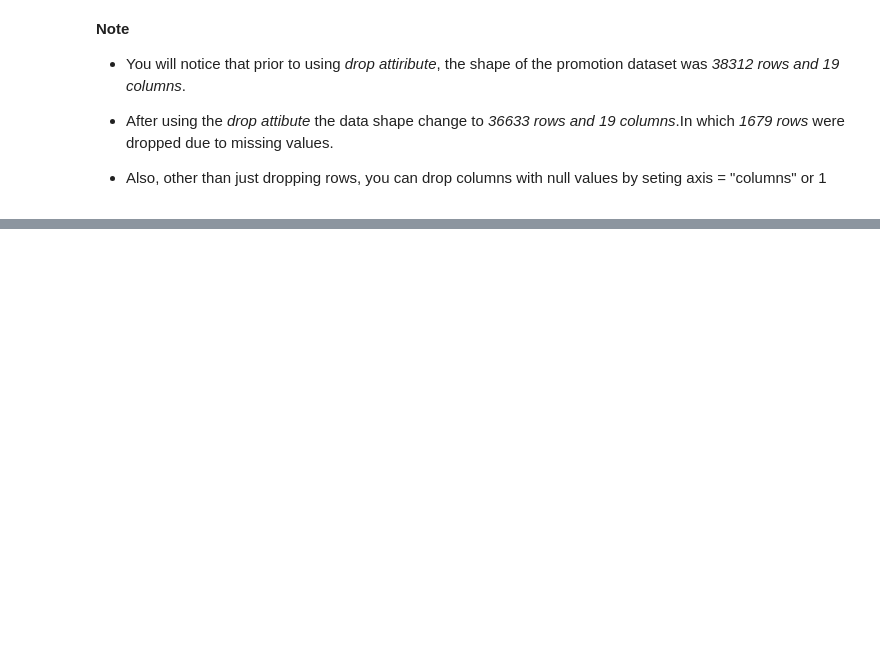
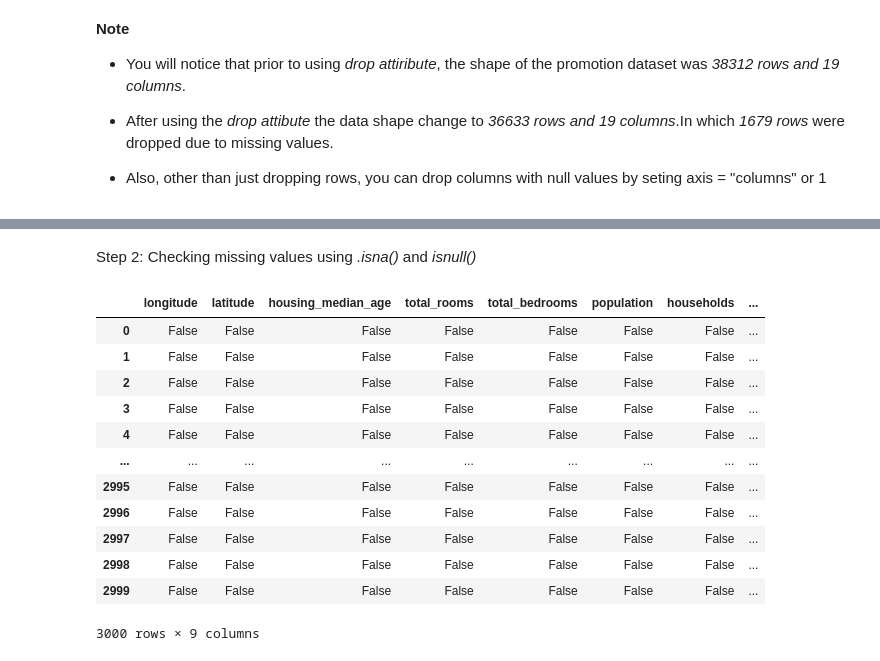
Before and after one commit to Muhammed1978/Amazon-Product-Review-Analysis, a Jupyter notebook: DataAnalysis_Pandas_2.ipynb, the cells around one changed output, grey strips where cells are left out. Saved outputs shown, nothing was run; the diff lists cells and outputs as text; code cells hidden in the pictures; blank space fills up the shorter version.

```diff
--- a/DataAnalysis_Pandas_2.ipynb
+++ b/DataAnalysis_Pandas_2.ipynb
@@ -959,0 +1082,6 @@ Promotion_Dataset.dropna()
+# %%
+# Importing california_housing_test.csv
+import numpy as np
+import pandas as pd
+california_housing_test = pd.read_csv("/content/sample_data/california_housing_test.csv")
+california_housing_test
@@ -959,0 +1124,19 @@ Promotion_Dataset.dropna()
+# %% [markdown]
+Step 2: Checking missing values using *.isna()* and *isnull()*
+# %%
+# step 2: Checking missing values using *isna()
+california_housing_test.isna()
+# %% [output]
+|  | longitude | latitude | housing_median_age | total_rooms | total_bedrooms | population | households | ... |
+| 0 | False | False | False | False | False | False | False | ... |
+| 1 | False | False | False | False | False | False | False | ... |
+| 2 | False | False | False | False | False | False | False | ... |
+| 3 | False | False | False | False | False | False | False | ... |
+| 4 | False | False | False | False | False | False | False | ... |
+| ... | ... | ... | ... | ... | ... | ... | ... | ... |
+| 2995 | False | False | False | False | False | False | False | ... |
+| 2996 | False | False | False | False | False | False | False | ... |
+| 2997 | False | False | False | False | False | False | False | ... |
+| 2998 | False | False | False | False | False | False | False | ... |
+| 2999 | False | False | False | False | False | False | False | ... |
+3000 rows × 9 columns
```
Also changed, not shown: parts of 18 cells of this notebook.
